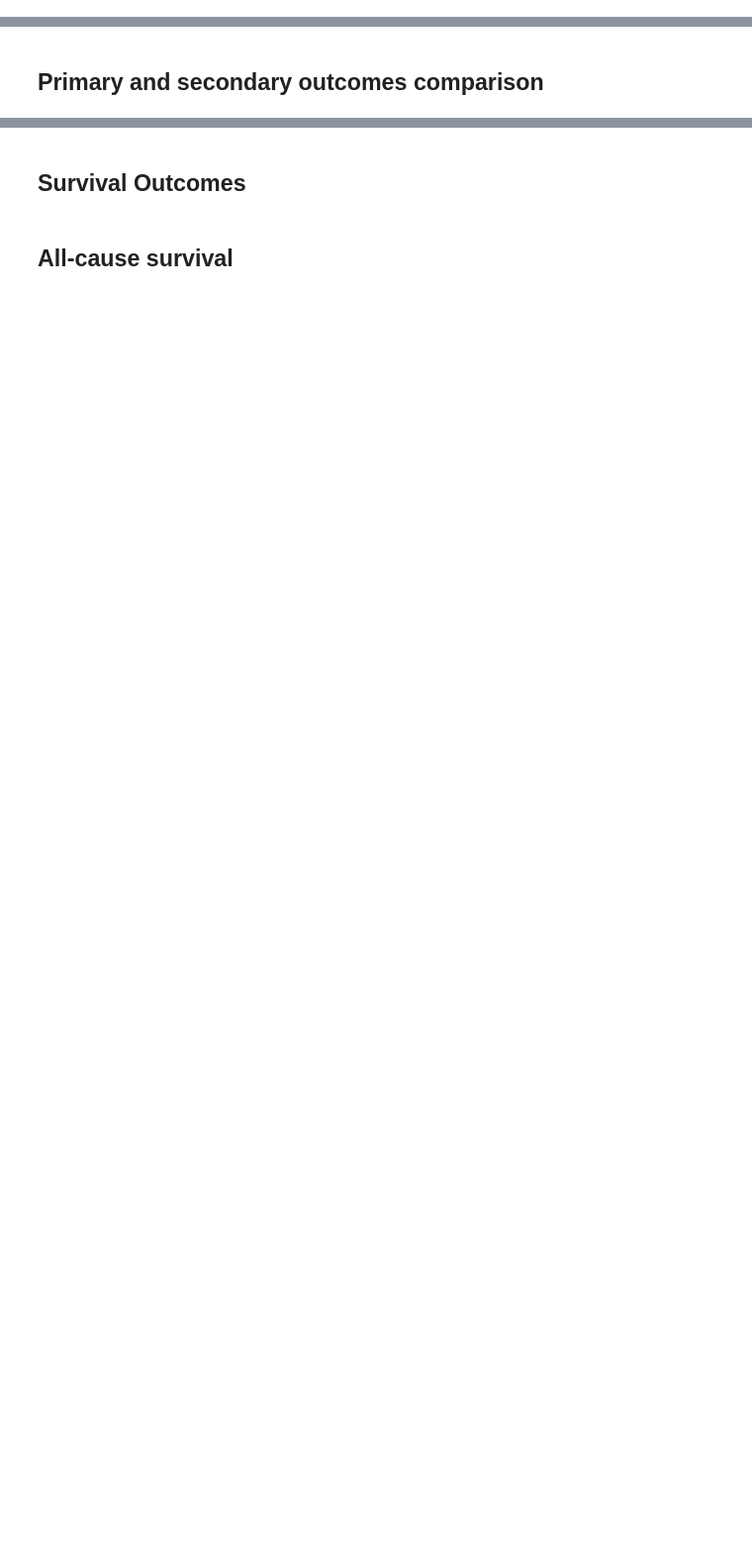
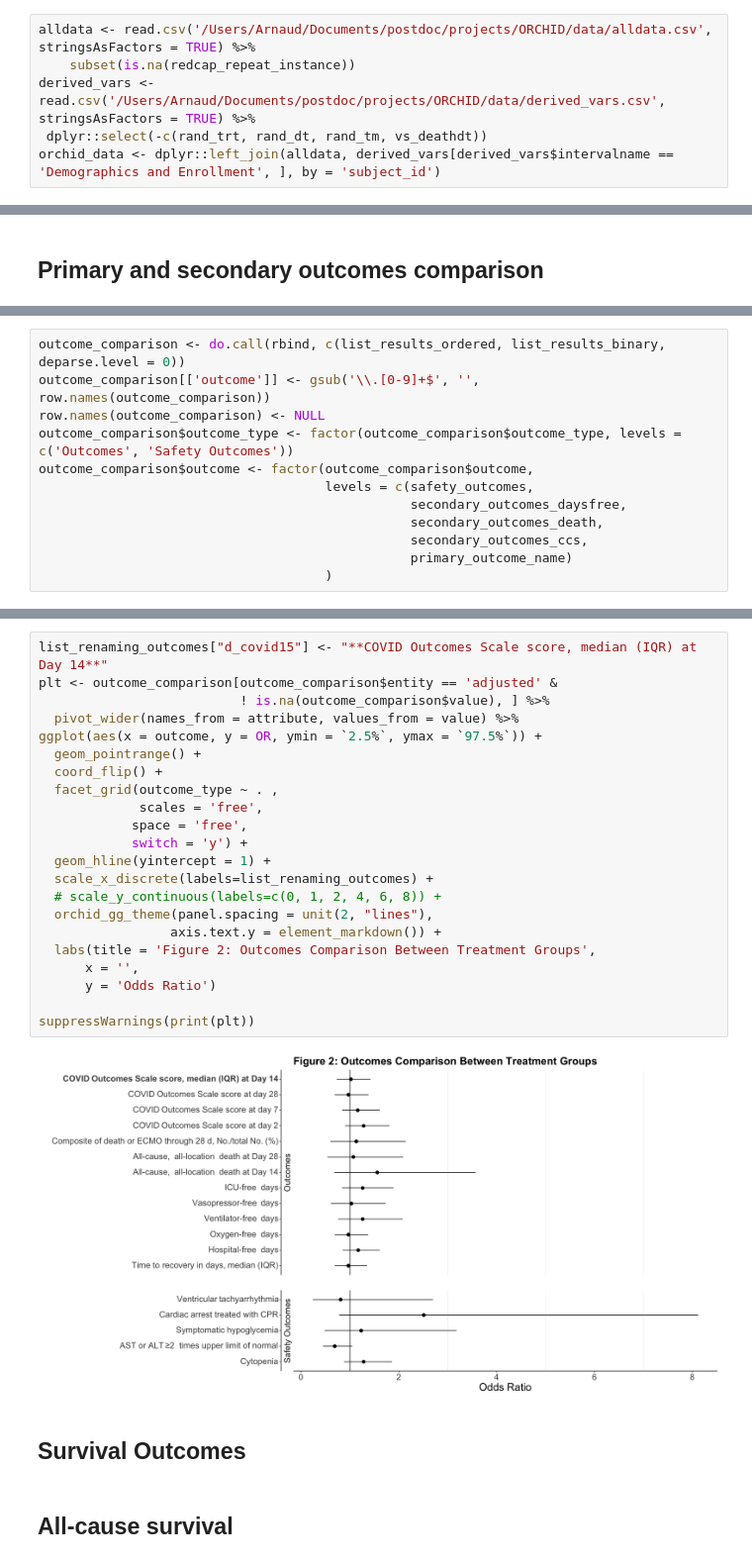
Before and after one commit to hms-dbmi/Access-to-Data-using-PIC-SURE-API, a Jupyter notebook: NHLBI_BioData_Catalyst/R/ORCHID_COVID19.ipynb, the cells around one changed output, grey strips where cells are left out. Shown at 99% size. Drawn from its saved outputs; the diff is of its cells as text; blank space fills up the shorter version.

```diff
--- a/NHLBI_BioData_Catalyst/R/ORCHID_COVID19.ipynb
+++ b/NHLBI_BioData_Catalyst/R/ORCHID_COVID19.ipynb
@@ -105,0 +187,6 @@ covariates <- c('rand_trt',
+# %%
+alldata <- read.csv('/Users/Arnaud/Documents/postdoc/projects/ORCHID/data/alldata.csv', stringsAsFactors = TRUE) %>%
+    subset(is.na(redcap_repeat_instance))
+derived_vars <- read.csv('/Users/Arnaud/Documents/postdoc/projects/ORCHID/data/derived_vars.csv', stringsAsFactors = TRUE) %>%
+ dplyr::select(-c(rand_trt, rand_dt, rand_tm, vs_deathdt))
+orchid_data <- dplyr::left_join(alldata, derived_vars[derived_vars$intervalname == 'Demographics and Enrollment', ], by = 'subject_id')
@@ -555,0 +787,12 @@ str_replace_all(c("Safety Events"),
+# %%
+outcome_comparison <- do.call(rbind, c(list_results_ordered, list_results_binary, deparse.level = 0))
+outcome_comparison[['outcome']] <- gsub('\\.[0-9]+$', '', row.names(outcome_comparison))
+row.names(outcome_comparison) <- NULL
+outcome_comparison$outcome_type <- factor(outcome_comparison$outcome_type, levels = c('Outcomes', 'Safety Outcomes'))
+outcome_comparison$outcome <- factor(outcome_comparison$outcome,
+                                     levels = c(safety_outcomes,
+                                                secondary_outcomes_daysfree,
+                                                secondary_outcomes_death,
+                                                secondary_outcomes_ccs,
+                                                primary_outcome_name)
+                                     )
@@ -556,3 +891,27 @@ str_replace_all(c("Safety Events"),
+# %%
+list_renaming_outcomes["d_covid15"] <- "**COVID Outcomes Scale score, median (IQR) at Day 14**"
+plt <- outcome_comparison[outcome_comparison$entity == 'adjusted' &
+                          ! is.na(outcome_comparison$value), ] %>%
+  pivot_wider(names_from = attribute, values_from = value) %>%
+ggplot(aes(x = outcome, y = OR, ymin = `2.5%`, ymax = `97.5%`)) +
+  geom_pointrange() +
+  coord_flip() +
+  facet_grid(outcome_type ~ . ,
+             scales = 'free',
+            space = 'free',
+            switch = 'y') +
+  geom_hline(yintercept = 1) +
+  scale_x_discrete(labels=list_renaming_outcomes) +
+  # scale_y_continuous(labels=c(0, 1, 2, 4, 6, 8)) +
+  orchid_gg_theme(panel.spacing = unit(2, "lines"),
+                 axis.text.y = element_markdown()) +
+  labs(title = 'Figure 2: Outcomes Comparison Between Treatment Groups',
+      x = '',
+      y = 'Odds Ratio')
+
+suppressWarnings(print(plt))
+# %% [output]
+[figure, added]
 # %% [markdown]
 ## Survival Outcomes
 # %% [markdown]
```
Also changed, not shown: parts of 38 cells of this notebook.
